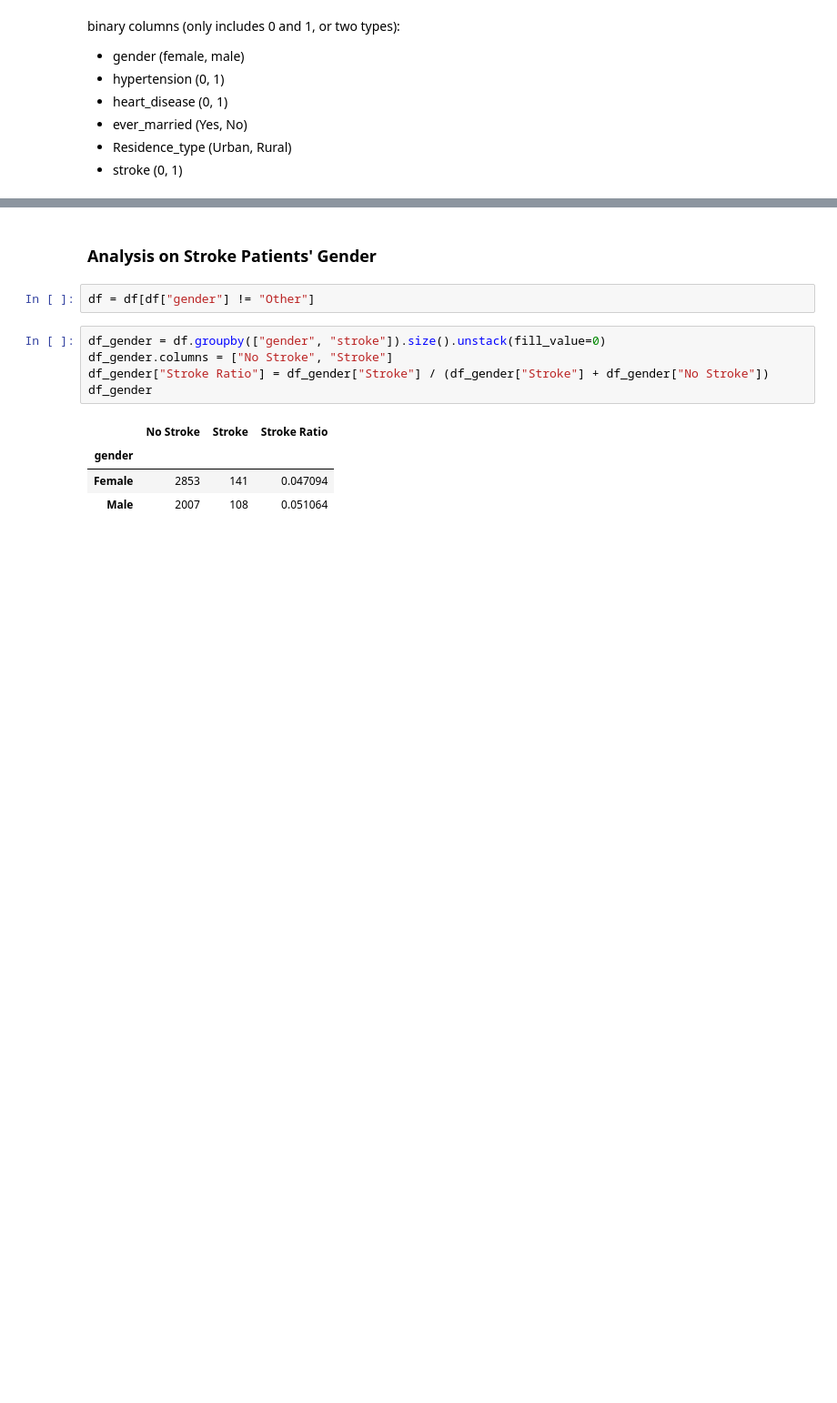
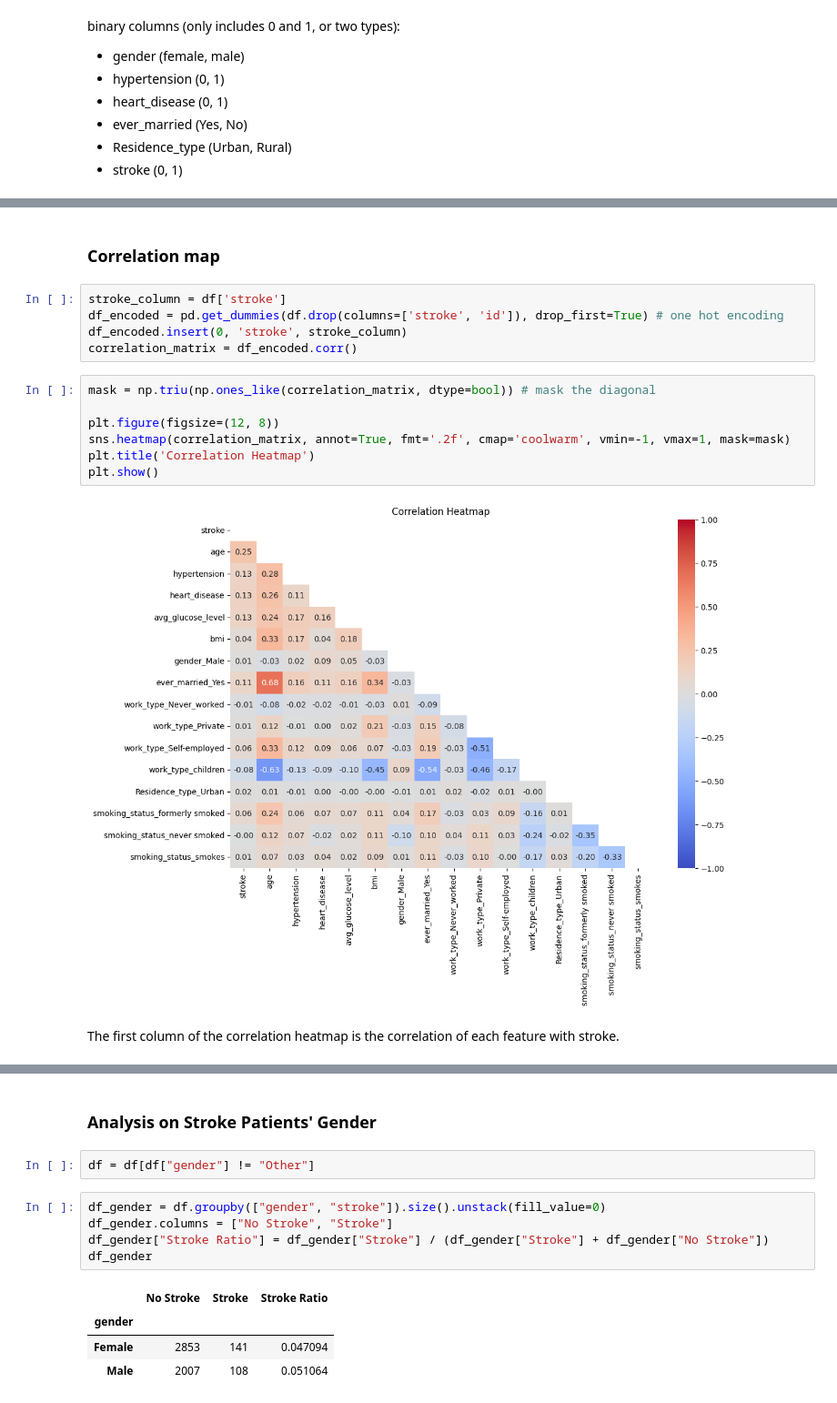
Before and after one commit to KejiaRuan/ECE-225A-Project-Brain-Stroke-Analysis-and-Prediction, a Jupyter notebook: data_analysis.ipynb, the cells around one changed output, grey strips where cells are left out. Shown: that part at 91% size. Saved outputs shown, nothing was run; the diff lists cells and outputs as text; blank space fills up the shorter version.

Commit message:
Add more data analysis and visualization

```diff
--- a/data_analysis.ipynb
+++ b/data_analysis.ipynb
@@ -99,0 +166,18 @@ binary columns (only includes 0 and 1, or two types):
+# %% [markdown]
+### Correlation map
+# %%
+stroke_column = df['stroke']
+df_encoded = pd.get_dummies(df.drop(columns=['stroke', 'id']), drop_first=True) # one hot encoding
+df_encoded.insert(0, 'stroke', stroke_column)
+correlation_matrix = df_encoded.corr()
+# %%
+mask = np.triu(np.ones_like(correlation_matrix, dtype=bool)) # mask the diagonal
+
+plt.figure(figsize=(12, 8))
+sns.heatmap(correlation_matrix, annot=True, fmt='.2f', cmap='coolwarm', vmin=-1, vmax=1, mask=mask)
+plt.title('Correlation Heatmap')
+plt.show()
+# %% [output]
+[figure, added]
+# %% [markdown]
+The first column of the correlation heatmap is the correlation of each feature with stroke.
```
Also changed, not shown: parts of 38 cells of this notebook.
